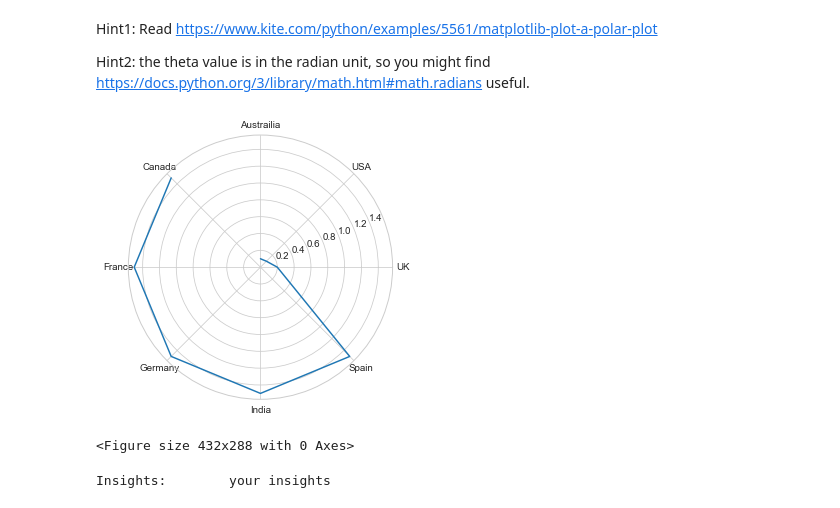
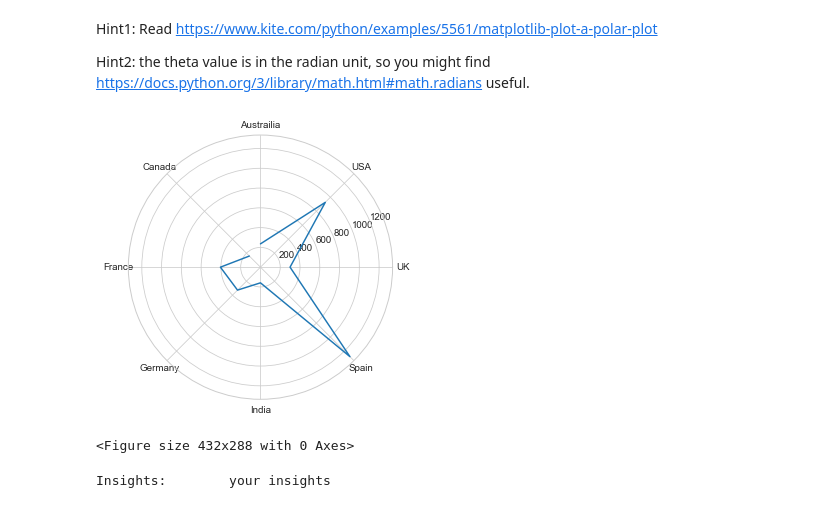
Before and after one commit to carlit-os/datasci_hw2_plots, a Jupyter notebook: HW2.ipynb, the cells around one changed output. Saved outputs shown, nothing was run; the diff lists cells and outputs as text; code cells hidden in the pictures.

Commit message:
Star plot shows up

```diff
--- a/HW2.ipynb
+++ b/HW2.ipynb
@@ -184,23 +184,27 @@ nations=[]
 df_ausFilms = df_im[df_im["country"] == "Australia"]
 nations.append(df_ausFilms)
 
-df_frFilms = df_im[df_im["country"] == "France"]
-nations.append(df_frFilms)
+df_usaFilms = df_im[df_im["country"] == "USA"]
+nations.append(df_usaFilms)
+
+df_ukFilms = df_im[df_im["country"] == "UK"]
+nations.append(df_ukFilms)
+
+df_spFilms = df_im[df_im["country"] == "Spain"]
+nations.append(df_spFilms)
+
+df_indFilms = df_im[df_im["country"] == "India"]
+nations.append(df_indFilms)
+
 
 df_gerFilms = df_im[df_im["country"] == "Germany"]
 nations.append(df_gerFilms)
 
-df_indFilms = df_im[df_im["country"] == "India"]
-nations.append(df_indFilms)
+df_frFilms = df_im[df_im["country"] == "France"]
+nations.append(df_frFilms)
 
-df_spFilms = df_im[df_im["country"] == "Spain"]
-nations.append(df_spFilms)
-
-df_ukFilms = df_im[df_im["country"] == "UK"]
-nations.append(df_ukFilms)
-
-df_usaFilms = df_im[df_im["country"] == "USA"]
-nations.append(df_usaFilms)
+df_caFilms = df_im[df_im["country"] == "Canada"]
+nations.append(df_caFilms)
 
 
 
@@ -208,36 +212,38 @@ nations.append(df_usaFilms)
 w = 6
 h = 5
 d = 70
 plt.figure(figsize=(w, h), dpi=d)
 
 angles = [90,45,0,315,270,225,180,135]
 theta = []
 for point in angles:
     theta.append(math.radians(point))
 
 
-#r = [0.1, 0.1, 0.2,  1.5, 1.5,1.5,1.5,1.5]
+
 curve_movielikes = []
 curve_actorlikes = []
 curve_directorlikes = []
 for state in nations:
     curve_movielikes.append(facebookGrabber(state,"movie_facebook_likes"))
     curve_actorlikes.append(facebookGrabber(state,"actor_1_facebook_likes"))
     curve_directorlikes.append(facebookGrabber(state,"director_facebook_likes"))
 
 
 
 
 
 
 ax = plt.subplot(111, projection='polar')
 ax.set_xticklabels(["UK","USA","Austrailia","Canada","France","Germany","India","Spain"])
-ax.plot(theta, r)
+ax.plot(theta, curve_directorlikes)
+#ax.plot(theta, curve_actorlikes)
+#ax.plot(theta, curve_movielikes)
 #ax.plot(theta, [0.13, 0.15, 0.2,  1.5, 1.2,0.5,0.5,1.5])
 plt.show()
 plt.savefig("out.png")
 # %% [output]
-[figure, old version]
+[figure, new version]
 <Figure size 432x288 with 0 Axes>
 # %%
 ##TODO
```
